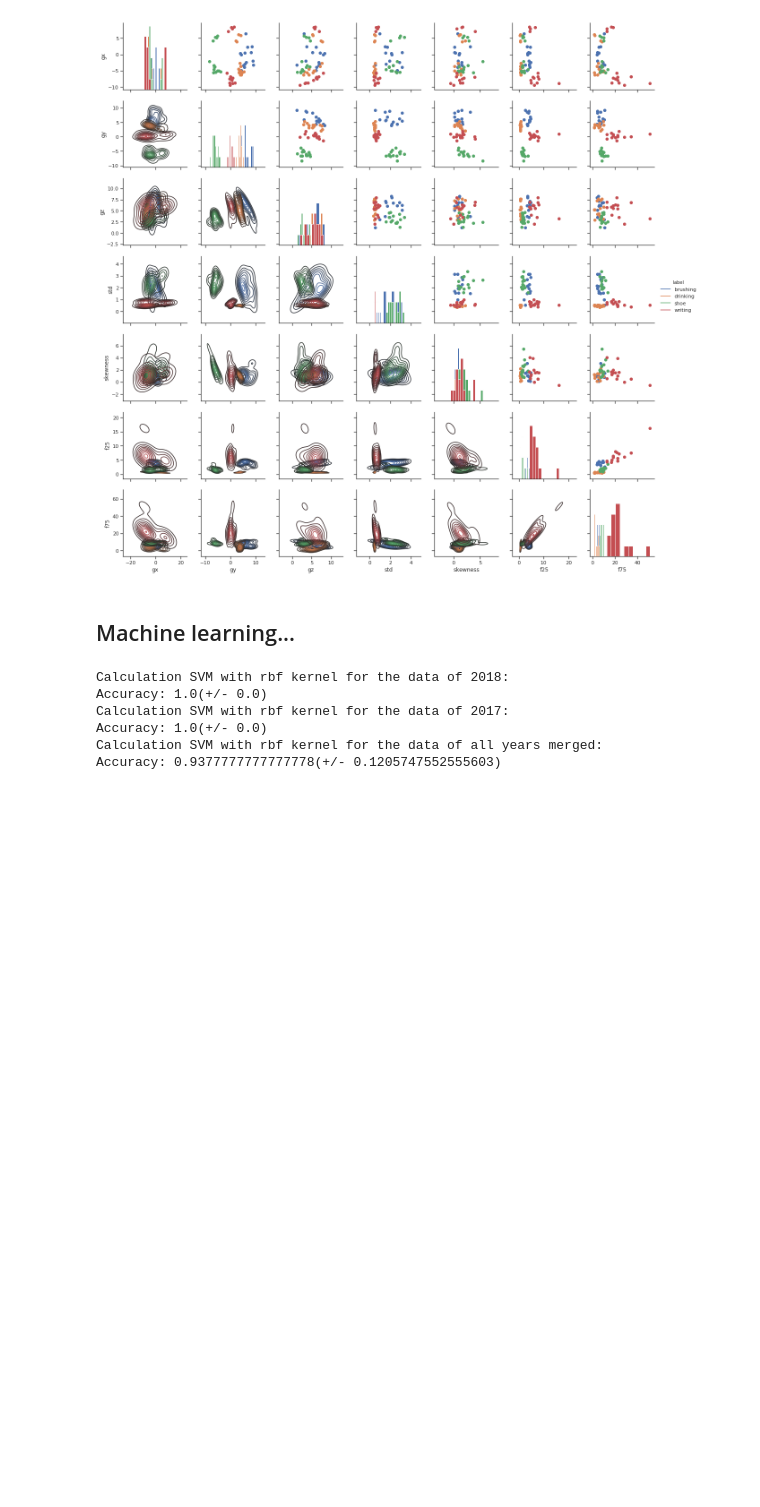
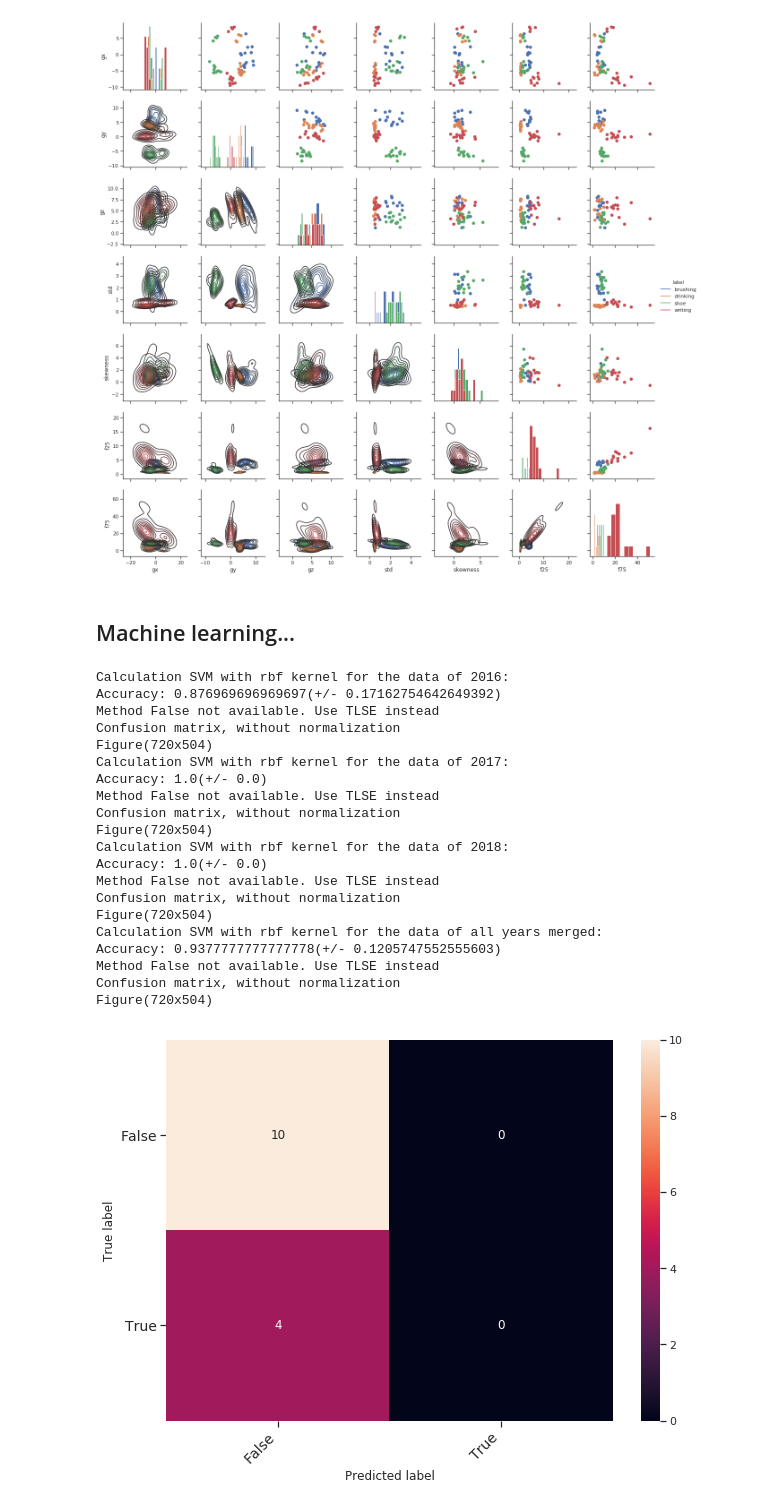
Before and after one commit to PierreSp/Activity_Tracking_SVM, a Jupyter notebook: plot_rbf_parameters.ipynb, the cells around one changed output. Cells and saved outputs as stored; diff of their text form; code cells hidden in the pictures; blank space fills up the shorter version.

Commit message:
Added svm train test with confusion matrix

```diff
--- a/plot_rbf_parameters.ipynb
+++ b/plot_rbf_parameters.ipynb
@@ -36,11 +36,27 @@ g = g.add_legend()
 # %%
 for name, dataset in DATASETS.items():
     print(f"Calculation SVM with rbf kernel for the data of {name}:")
     classification.cross_validation_svm(dataset.drop(["label", "shoe"], axis=1), dataset.shoe)
+    classification.run_svm(dataset.drop(["label", "shoe"], axis=1), dataset.shoe)
 # %% [output]
+Calculation SVM with rbf kernel for the data of 2016:
+Accuracy: 0.876969696969697(+/- 0.17162754642649392)
+Method False not available. Use TLSE instead
+Confusion matrix, without normalization
+Figure(720x504)
+Calculation SVM with rbf kernel for the data of 2017:
+Accuracy: 1.0(+/- 0.0)
+Method False not available. Use TLSE instead
+Confusion matrix, without normalization
+Figure(720x504)
 Calculation SVM with rbf kernel for the data of 2018:
 Accuracy: 1.0(+/- 0.0)
-Calculation SVM with rbf kernel for the data of 2017:
-Accuracy: 1.0(+/- 0.0)
+Method False not available. Use TLSE instead
+Confusion matrix, without normalization
+Figure(720x504)
 Calculation SVM with rbf kernel for the data of all years merged:
 Accuracy: 0.9377777777777778(+/- 0.1205747552555603)
+Method False not available. Use TLSE instead
+Confusion matrix, without normalization
+Figure(720x504)
+[figure, added]
```
Also changed, not shown: parts of 2 cells of this notebook, 1 other file.
